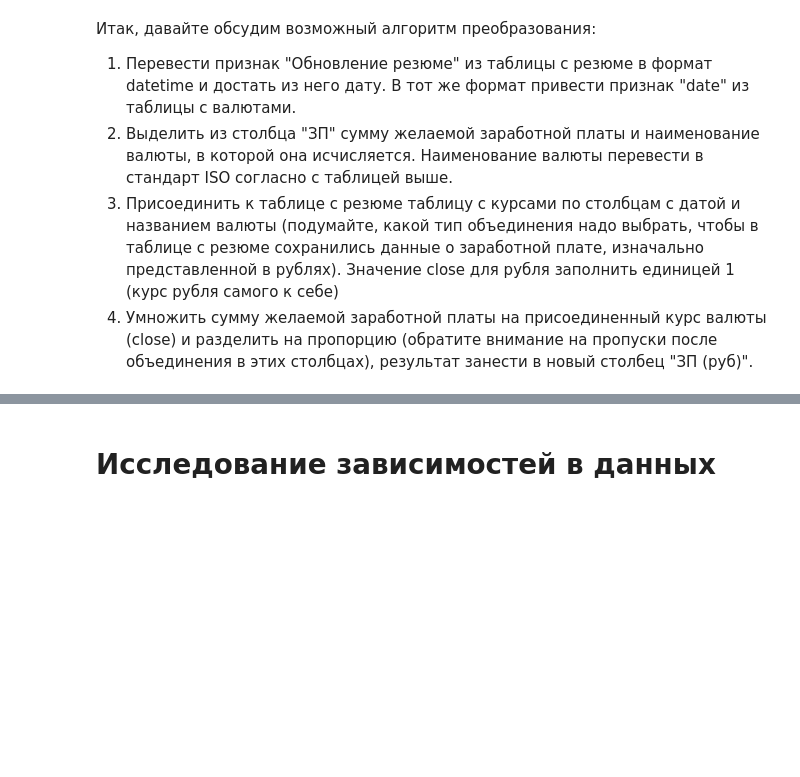
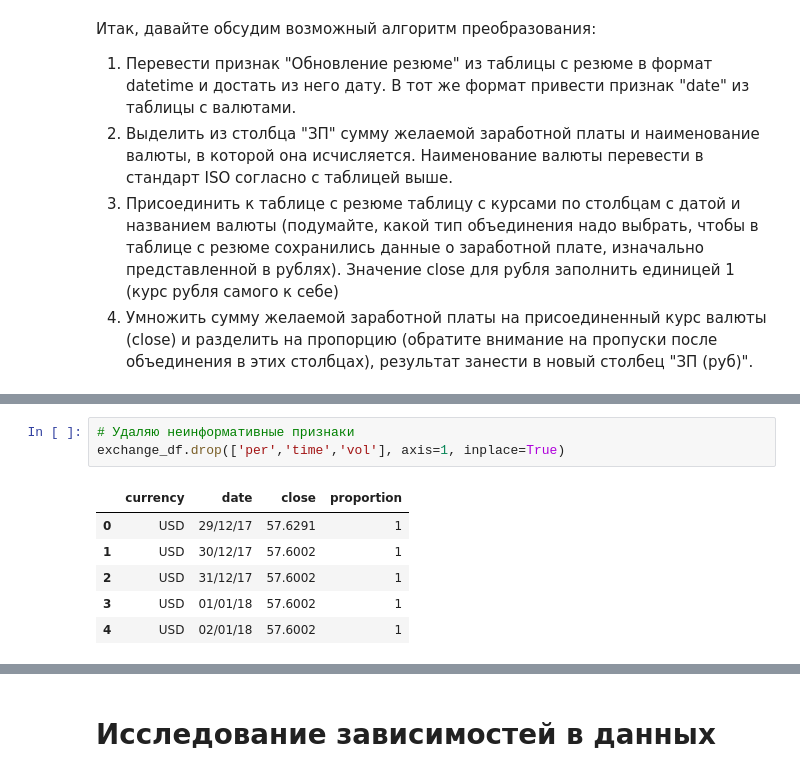
Before and after one commit to AlexandrMenshikov/DataScience_New, a Jupyter notebook: Project_X/Ноутбук-шаблон Project 1.ipynb, the cells around one changed output, grey strips where cells are left out. Drawn from its saved outputs; the diff is of its cells as text; blank space fills up the shorter version.

```diff
--- a/Project_X/Ноутбук-шаблон Project 1.ipynb
+++ b/Project_X/Ноутбук-шаблон Project 1.ipynb
@@ -344,0 +329,10 @@ hh_data = hh_data.drop('График', axis=1)
+# %%
+# Удаляю неинформативные признаки
+exchange_df.drop(['per','time','vol'], axis=1, inplace=True)
+# %% [output]
+|  | currency | date | close | proportion |
+| 0 | USD | 29/12/17 | 57.6291 | 1 |
+| 1 | USD | 30/12/17 | 57.6002 | 1 |
+| 2 | USD | 31/12/17 | 57.6002 | 1 |
+| 3 | USD | 01/01/18 | 57.6002 | 1 |
+| 4 | USD | 02/01/18 | 57.6002 | 1 |
```
Also changed, not shown: parts of 17 cells of this notebook.
